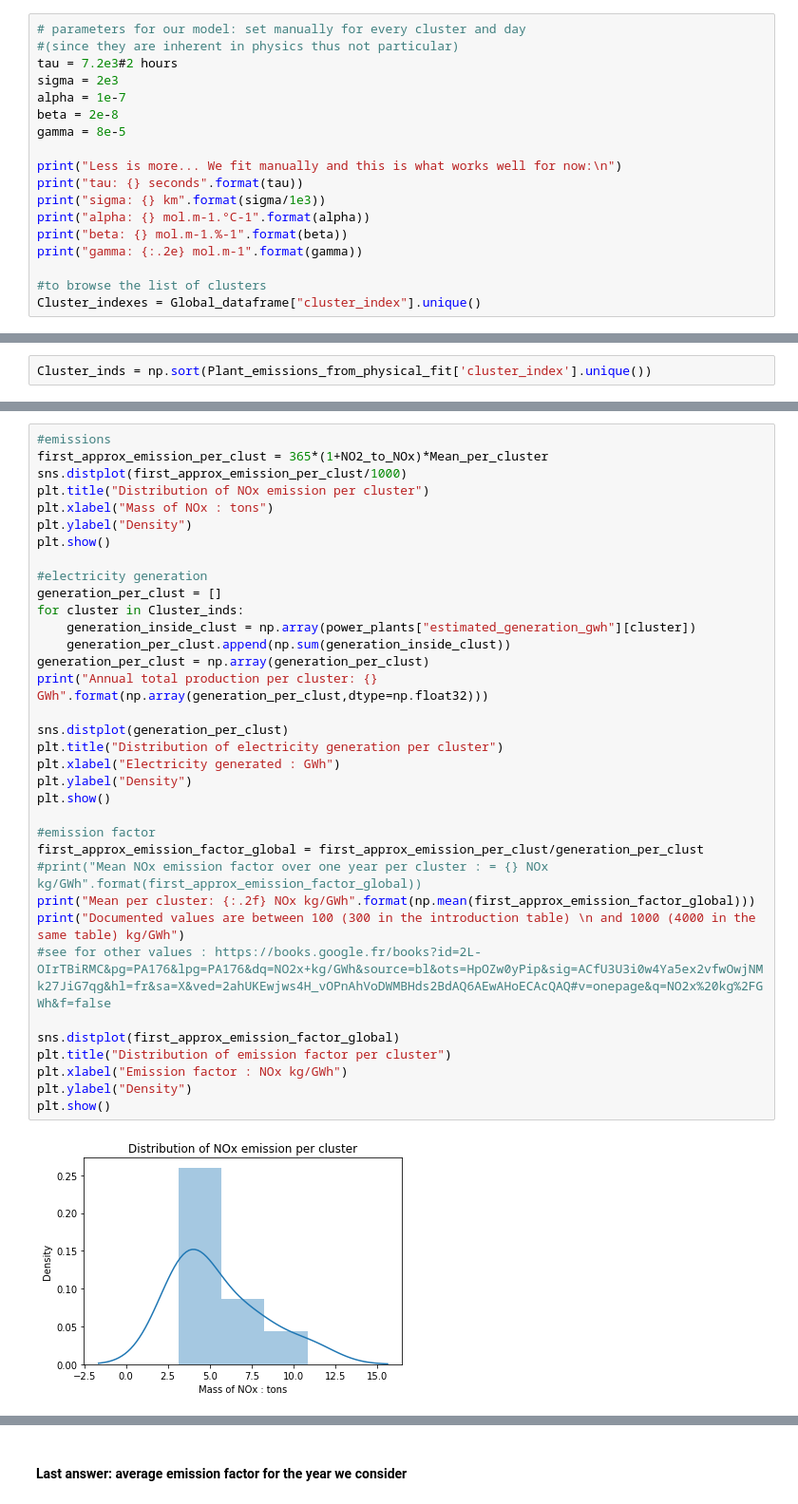
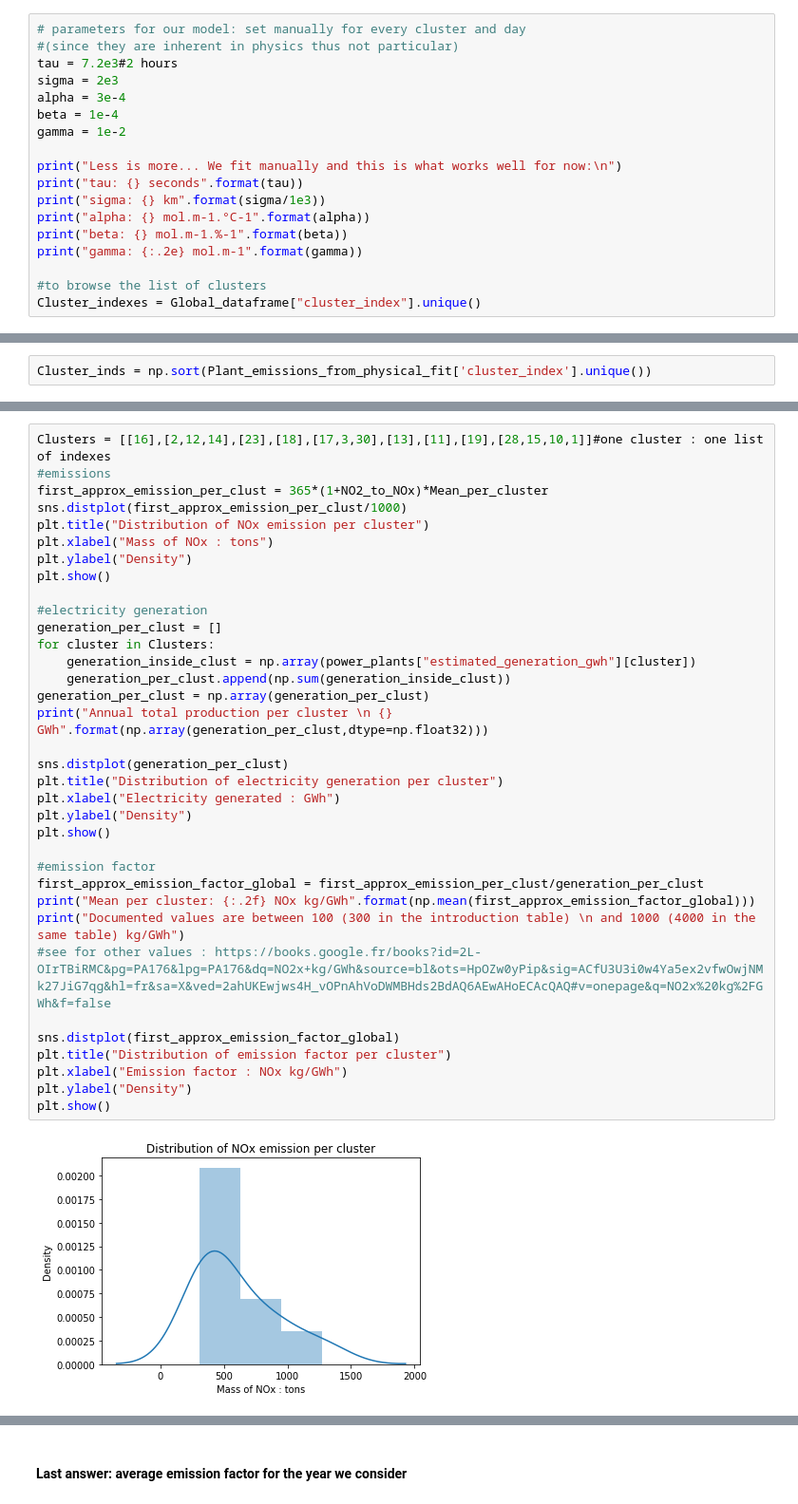
Before and after one commit to LouisBouvier/Kaggle_DS4G_public, a Jupyter notebook: no2-panache-fitting-by-hand-actuel.ipynb, the cells around one changed output, grey strips where cells are left out. Shown at 95% size. Saved outputs shown, nothing was run; the diff lists cells and outputs as text.

```diff
--- a/no2-panache-fitting-by-hand-actuel.ipynb
+++ b/no2-panache-fitting-by-hand-actuel.ipynb
@@ -1844,9 +1845,9 @@ def find_a(clust_ind, t, tau, sigma, alpha, beta, gamma,
 #(since they are inherent in physics thus not particular)
 tau = 7.2e3#2 hours
 sigma = 2e3
-alpha = 1e-7
-beta = 2e-8
-gamma = 8e-5
+alpha = 3e-4
+beta = 1e-4
+gamma = 1e-2
 
 print("Less is more... We fit manually and this is what works well for now:\n")
 print("tau: {} seconds".format(tau))
@@ -1980,37 +1981,37 @@ plt.show()
 # %%
+Clusters = [[16],[2,12,14],[23],[18],[17,3,30],[13],[11],[19],[28,15,10,1]]#one cluster : one list of indexes
 #emissions
 first_approx_emission_per_clust = 365*(1+NO2_to_NOx)*Mean_per_cluster
 sns.distplot(first_approx_emission_per_clust/1000)
 plt.title("Distribution of NOx emission per cluster")
 plt.xlabel("Mass of NOx : tons")
 plt.ylabel("Density")
 plt.show()
 
 #electricity generation
 generation_per_clust = []
-for cluster in Cluster_inds:
+for cluster in Clusters:
     generation_inside_clust = np.array(power_plants["estimated_generation_gwh"][cluster])
     generation_per_clust.append(np.sum(generation_inside_clust))
 generation_per_clust = np.array(generation_per_clust)
-print("Annual total production per cluster: {} GWh".format(np.array(generation_per_clust,dtype=np.float32)))
+print("Annual total production per cluster \n {} GWh".format(np.array(generation_per_clust,dtype=np.float32)))
 
 sns.distplot(generation_per_clust)
 plt.title("Distribution of electricity generation per cluster")
 plt.xlabel("Electricity generated : GWh")
 plt.ylabel("Density")
 plt.show()
 
 #emission factor
 first_approx_emission_factor_global = first_approx_emission_per_clust/generation_per_clust
-#print("Mean NOx emission factor over one year per cluster : = {} NOx kg/GWh".format(first_approx_emission_factor_global))
 print("Mean per cluster: {:.2f} NOx kg/GWh".format(np.mean(first_approx_emission_factor_global)))
 print("Documented values are between 100 (300 in the introduction table) \n and 1000 (4000 in the same table) kg/GWh")
 #see for other values : https://books.google.fr/books?id=2L-OIrTBiRMC&pg=PA176&lpg=PA176&dq=NO2x+kg/GWh&source=bl&ots=HpOZw0yPip&sig=ACfU3U3i0w4Ya5ex2vfwOwjNMk27JiG7qg&hl=fr&sa=X&ved=2ahUKEwjws4H_vOPnAhVoDWMBHds2BdAQ6AEwAHoECAcQAQ#v=onepage&q=NO2x%20kg%2FGWh&f=false
 
 sns.distplot(first_approx_emission_factor_global)
 plt.title("Distribution of emission factor per cluster")
 plt.xlabel("Emission factor : NOx kg/GWh")
 plt.ylabel("Density")
 plt.show()
 # %% [output]
-[figure, old version]
+[figure, new version]
```
Also changed, not shown: parts of 18 cells of this notebook.
